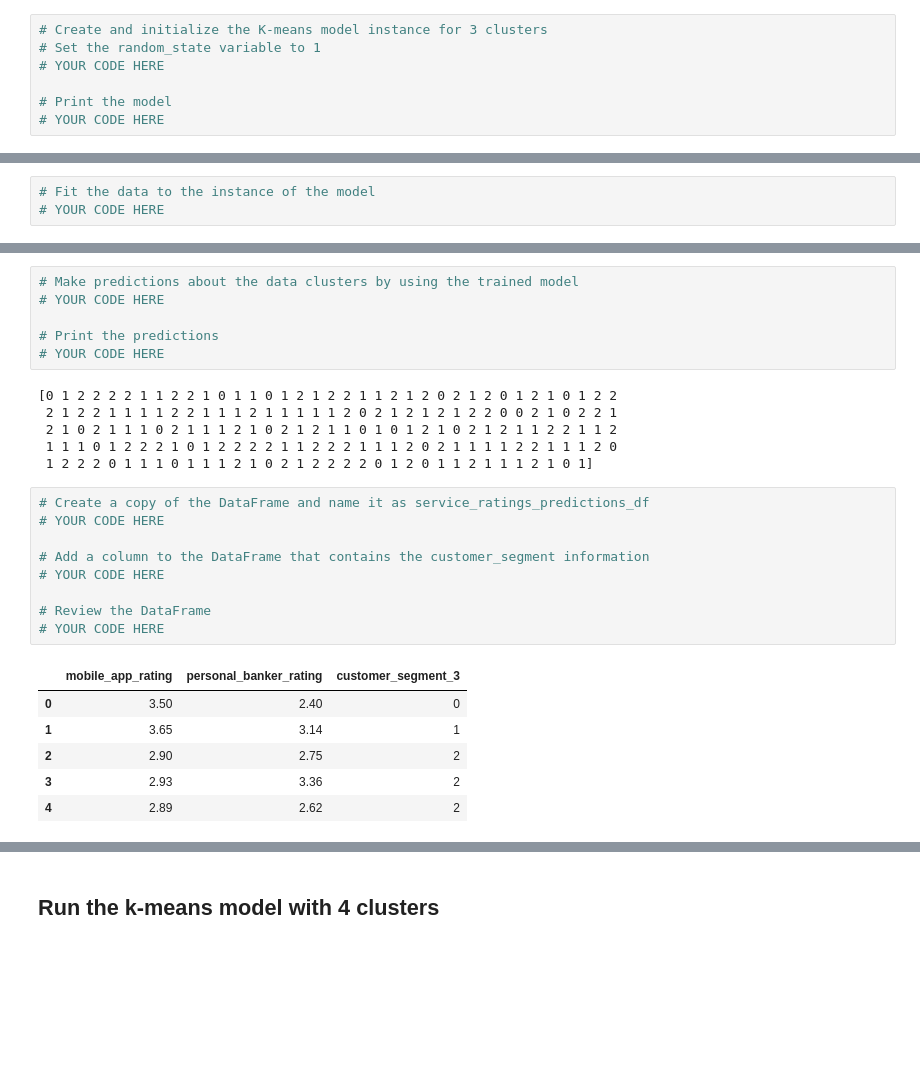
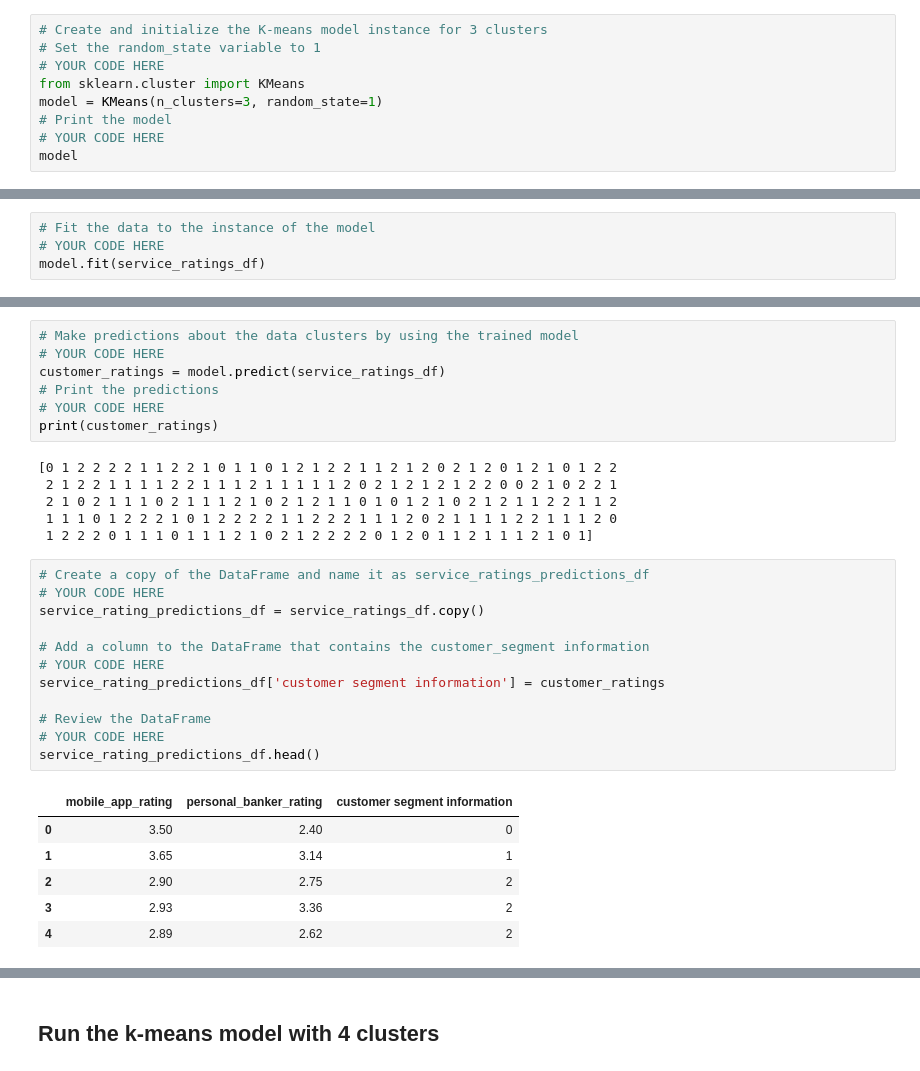
Before and after one commit to themichaelfoley/Bootcamp-Foley, a Jupyter notebook: 01-Lesson-Plans/13-AWS-Cloud/1/Activities/05-Stu_Segmenting_Customers/Unsolved/segmenting_customers.ipynb, the cells around one changed output, grey strips where cells are left out. Drawn from its saved outputs; the diff is of its cells as text; blank space fills up the shorter version.

```diff
--- a/01-Lesson-Plans/13-AWS-Cloud/1/Activities/05-Stu_Segmenting_Customers/Unsolved/segmenting_customers.ipynb
+++ b/01-Lesson-Plans/13-AWS-Cloud/1/Activities/05-Stu_Segmenting_Customers/Unsolved/segmenting_customers.ipynb
@@ -44,22 +41,26 @@ service_ratings_df.hvplot.scatter(
 # Create and initialize the K-means model instance for 3 clusters
 # Set the random_state variable to 1
 # YOUR CODE HERE
-
+from sklearn.cluster import KMeans
+model = KMeans(n_clusters=3, random_state=1)
 # Print the model
 # YOUR CODE HERE
+model
 # %% [output]
 KMeans(n_clusters=3, random_state=1)
 # %%
 # Fit the data to the instance of the model
 # YOUR CODE HERE
+model.fit(service_ratings_df)
 # %% [output]
 KMeans(n_clusters=3, random_state=1)
 # %%
 # Make predictions about the data clusters by using the trained model
 # YOUR CODE HERE
-
+customer_ratings = model.predict(service_ratings_df)
 # Print the predictions
 # YOUR CODE HERE
+print(customer_ratings)
 # %% [output]
 [0 1 2 2 2 2 1 1 2 2 1 0 1 1 0 1 2 1 2 2 1 1 2 1 2 0 2 1 2 0 1 2 1 0 1 2 2
  2 1 2 2 1 1 1 1 2 2 1 1 1 2 1 1 1 1 1 2 0 2 1 2 1 2 1 2 2 0 0 2 1 0 2 2 1
@@ -69,14 +70,17 @@ KMeans(n_clusters=3, random_state=1)
 # %%
 # Create a copy of the DataFrame and name it as service_ratings_predictions_df
 # YOUR CODE HERE
+service_rating_predictions_df = service_ratings_df.copy()
 
 # Add a column to the DataFrame that contains the customer_segment information
 # YOUR CODE HERE
+service_rating_predictions_df['customer segment information'] = customer_ratings
 
 # Review the DataFrame
 # YOUR CODE HERE
+service_rating_predictions_df.head()
 # %% [output]
-|  | mobile_app_rating | personal_banker_rating | customer_segment_3 |
+|  | mobile_app_rating | personal_banker_rating | customer segment information |
 | 0 | 3.50 | 2.40 | 0 |
 | 1 | 3.65 | 3.14 | 1 |
 | 2 | 2.90 | 2.75 | 2 |
```
Also changed, not shown: parts of 7 cells of this notebook, 3 other files.
